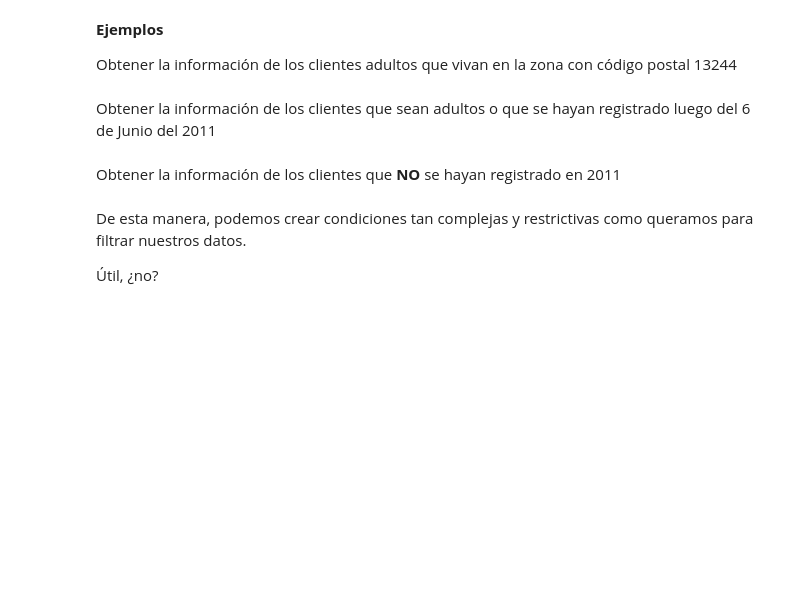
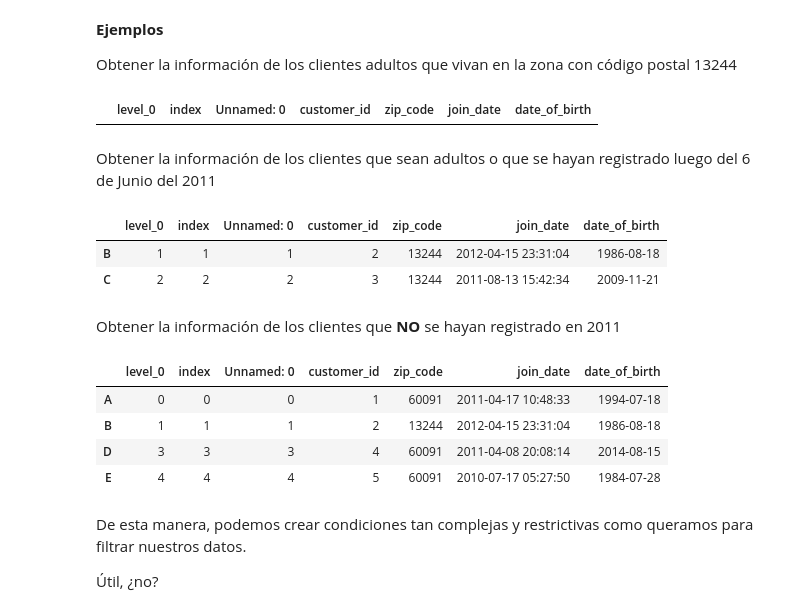
Before and after one commit to gdesirena/Introduccion_Aprendizaje_Automatico_2025, a Jupyter notebook: Modulo1/09-ManipulacionDatosPandas-Jmanuel.ipynb, the cells around one changed output. Drawn from its saved outputs; the diff is of its cells as text; code cells hidden in the pictures; blank space fills up the shorter version.

```diff
--- a/Modulo1/09-ManipulacionDatosPandas-Jmanuel.ipynb
+++ b/Modulo1/09-ManipulacionDatosPandas-Jmanuel.ipynb
@@ -201,10 +377,28 @@ Cuando queremos filtrar datos con múltiples condiciones, podemos usar operadore
 **Ejemplos**
 
 Obtener la información de los clientes adultos que vivan en la zona con código postal 13244
+# %%
+customer[(customer['zip_code'] == 13244) & (customer['join_date'] <= '2007-09-05')]
+# %% [output]
+|  | level_0 | index | Unnamed: 0 | customer_id | zip_code | join_date | date_of_birth |
 # %% [markdown]
 Obtener la información de los clientes que sean adultos o que se hayan registrado luego del 6 de Junio del 2011
+# %%
+customer[(customer['join_date'] > '2011-06-01') | (customer['join_date'] <= '2007-09-05')]
+# %% [output]
+|  | level_0 | index | Unnamed: 0 | customer_id | zip_code | join_date | date_of_birth |
+| B | 1 | 1 | 1 | 2 | 13244 | 2012-04-15 23:31:04 | 1986-08-18 |
+| C | 2 | 2 | 2 | 3 | 13244 | 2011-08-13 15:42:34 | 2009-11-21 |
 # %% [markdown]
 Obtener la información de los clientes que **NO** se hayan registrado en 2011
+# %%
+customer[~((customer['join_date'] >= '2011-06-01') & (customer['join_date'] <= '2011-12-31'))]
+# %% [output]
+|  | level_0 | index | Unnamed: 0 | customer_id | zip_code | join_date | date_of_birth |
+| A | 0 | 0 | 0 | 1 | 60091 | 2011-04-17 10:48:33 | 1994-07-18 |
+| B | 1 | 1 | 1 | 2 | 13244 | 2012-04-15 23:31:04 | 1986-08-18 |
+| D | 3 | 3 | 3 | 4 | 60091 | 2011-04-08 20:08:14 | 2014-08-15 |
+| E | 4 | 4 | 4 | 5 | 60091 | 2010-07-17 05:27:50 | 1984-07-28 |
 # %% [markdown]
 De esta manera, podemos crear condiciones tan complejas y restrictivas como queramos para filtrar nuestros datos.
 
```
Also changed, not shown: parts of 31 cells of this notebook.
